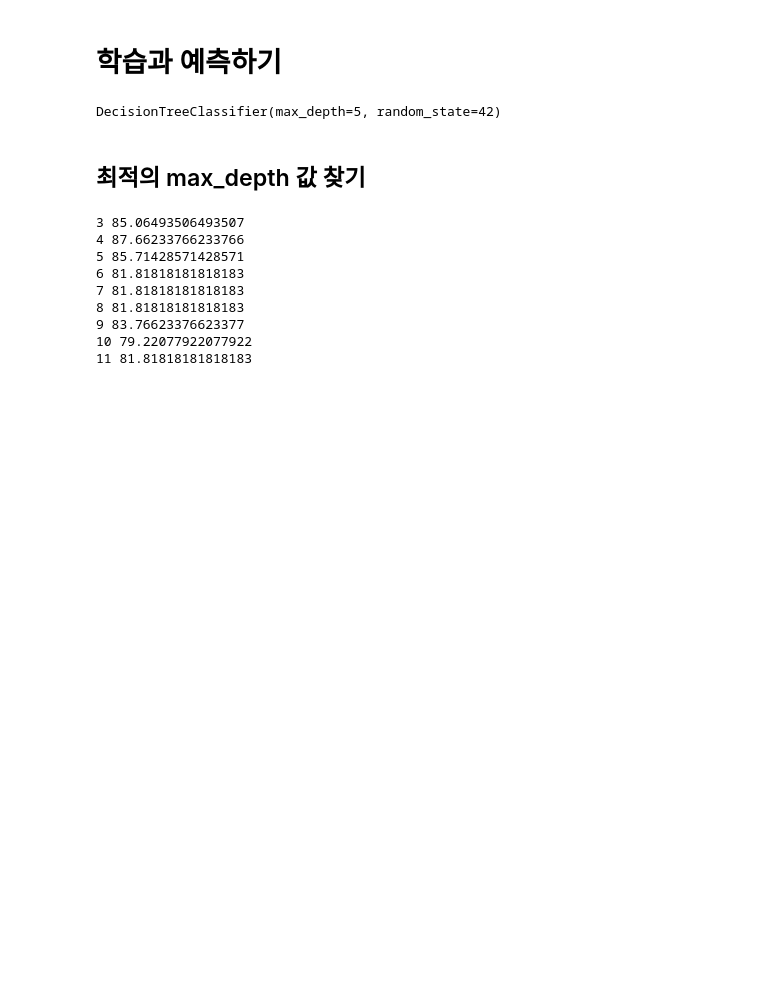
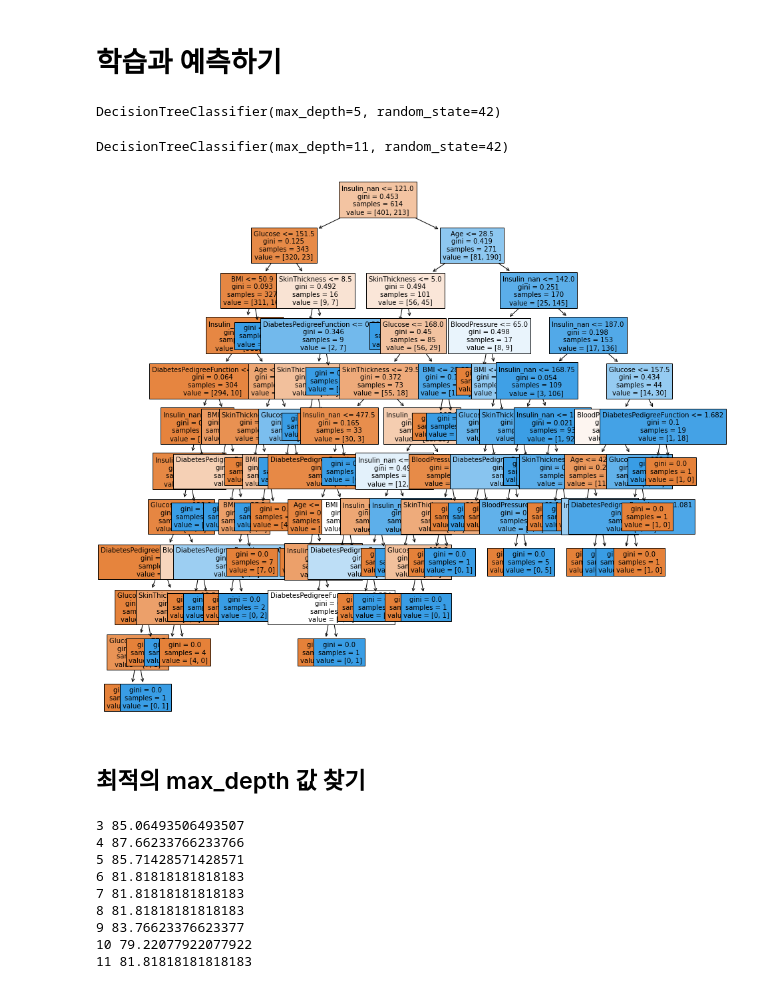
Before and after one commit to baesku789/jupyter, a Jupyter notebook: pima-classfication-baseline-03.ipynb, the cells around one changed output. Drawn from its saved outputs; the diff is of its cells as text; code cells hidden in the pictures; blank space fills up the shorter version.

```diff
--- a/pima-classfication-baseline-03.ipynb
+++ b/pima-classfication-baseline-03.ipynb
@@ -82,6 +82,20 @@ model = DecisionTreeClassifier(max_depth=5, random_state=42)
 model
 # %% [output]
 DecisionTreeClassifier(max_depth=5, random_state=42)
+# %%
+# 학습을 시킵니다.
+model.fit(X_train, y_train)
+# %% [output]
+DecisionTreeClassifier(max_depth=11, random_state=42)
+# %%
+feature_names=X_train.columns.tolist()
+# %%
+from sklearn.tree import plot_tree
+
+plt.figure(figsize=(15, 15))
+tree = plot_tree(model, feature_names=feature_names, fontsize=10, filled=True)
+# %% [output]
+[figure, added]
 # %% [markdown]
 ## 최적의 max_depth 값 찾기
 # %%
```
Also changed, not shown: parts of 15 cells of this notebook.
